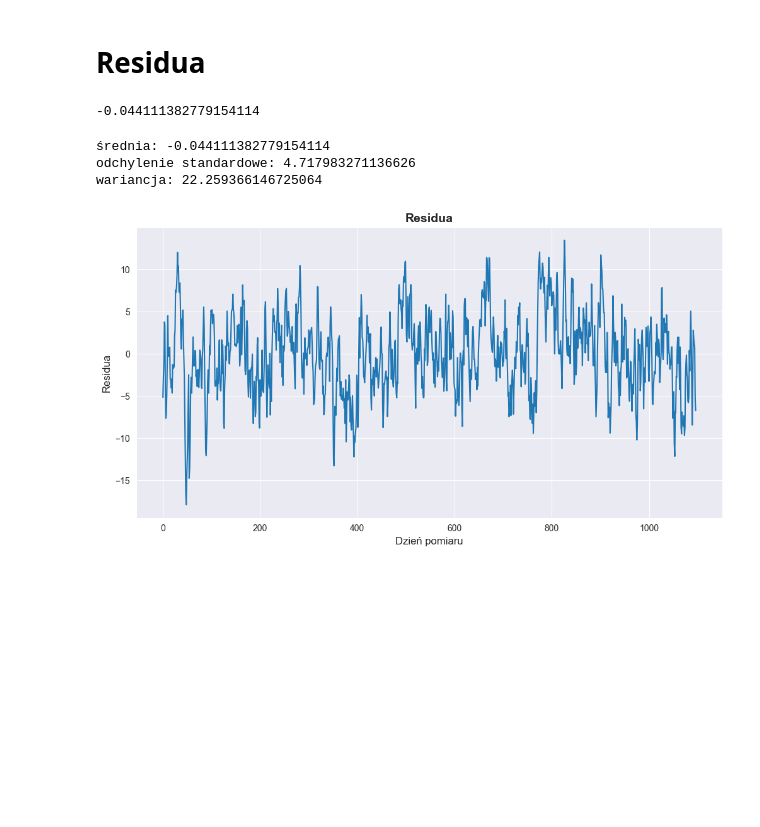
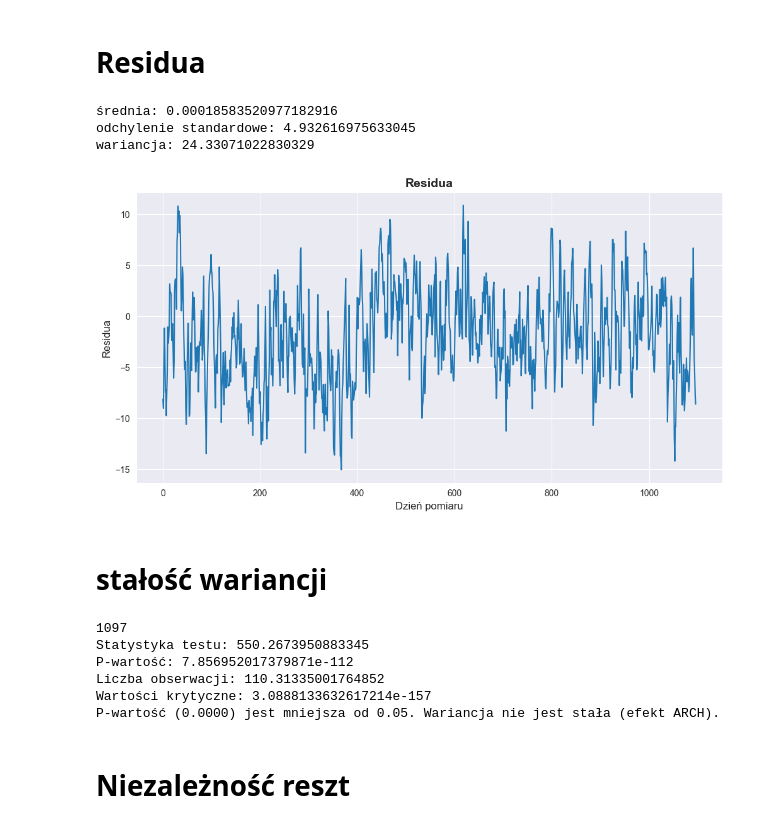
Before and after one commit to mathieuboro/Raport_ARMA_Computer_Analysis_of_Time_Series, a Jupyter notebook: raport.ipynb, the cells around one changed output. Drawn from its saved outputs; the diff is of its cells as text; code cells hidden in the pictures; blank space fills up the shorter version.

```diff
--- a/raport.ipynb
+++ b/raport.ipynb
@@ -607,33 +607,62 @@ q = [-0.69154668, -0.24663048]
 sigma = 3.2178
 ar = np.array([1, -p[0], -p[1]])
 ma = np.array([1, q[0], q[1]])
-arma_process = ArmaProcess(ar=ar, ma=ma)
-n = len(data_cooked)
 
-arma2_2 = arma_process.generate_sample(nsample=n, scale=np.sqrt(sigma))
+srednia = []
+wariancja = []
 
-residua = data_cooked - arma2_2
-print(np.mean(residua))
+for _ in range(100000):
+    arma_process = ArmaProcess(ar=ar, ma=ma)
+    n = len(data_cooked)
+
+    arma2_2 = arma_process.generate_sample(nsample=n, scale=np.sqrt(sigma))
+
+    re = data_cooked - arma2_2
+    srednia.append(np.mean(re))
+    wariancja.append(np.var(re))
+
+mean_resid = np.mean(srednia)
+var_resid = np.mean(wariancja)
+std_resid = np.sqrt(var_resid)
+
+print('średnia:', mean_resid)
+print('odchylenie standardowe:', std_resid)
+print('wariancja:', var_resid)
 # %% [output]
--0.044111382779154114
+średnia: 0.00018583520977182916
+odchylenie standardowe: 4.932616975633045
+wariancja: 24.33071022830329
-# %%
-mean_resid = np.mean(residua)
-std_resid = np.std(residua)
-var_resid = np.var(residua)
-print('średnia:', mean_resid)
-print('odchylenie standardowe:', std_resid)
-print('wariancja:', var_resid)
-# %% [output]
-średnia: -0.044111382779154114
-odchylenie standardowe: 4.717983271136626
-wariancja: 22.259366146725064
 # %%
 plt.figure(figsize=(12, 6))
-plt.plot(residua)
+plt.plot(re)
 plt.title('Residua', fontsize = 14, fontweight = 'bold')
 plt.xlabel('Dzień pomiaru', fontsize=12)
 plt.ylabel('Residua', fontsize=12)
 plt.xlabel('Dzień pomiaru')
 plt.show()
 # %% [output]
-[figure, old version]
+[figure, new version]
+# %% [markdown]
+# stałość wariancji
+# %%
+arch_test = het_arch(re)
+print("Statystyka testu:", arch_test[0])
+print("P-wartość:", arch_test[1])
+print("Liczba obserwacji:", arch_test[2])
+print("Wartości krytyczne:", arch_test[3])
+
+# Interpretacja wyniku
+alpha = 0.05  # Poziom istotności
+if arch_test[1] < alpha:
+    print(f"P-wartość ({arch_test[1]:.4f}) jest mniejsza od {alpha}. Wariancja nie jest stała (efekt ARCH).")
+else:
+    print(f"P-wartość ({arch_test[1]:.4f}) jest większa od {alpha}. Wariancja jest stała (brak efektu ARCH).")
+# %% [output]
+1097
+Statystyka testu: 550.2673950883345
+P-wartość: 7.856952017379871e-112
+Liczba obserwacji: 110.31335001764852
+Wartości krytyczne: 3.0888133632617214e-157
+P-wartość (0.0000) jest mniejsza od 0.05. Wariancja nie jest stała (efekt ARCH).
+# %% [markdown]
+# Niezależność reszt
```
Also changed, not shown: parts of 7 cells of this notebook.
